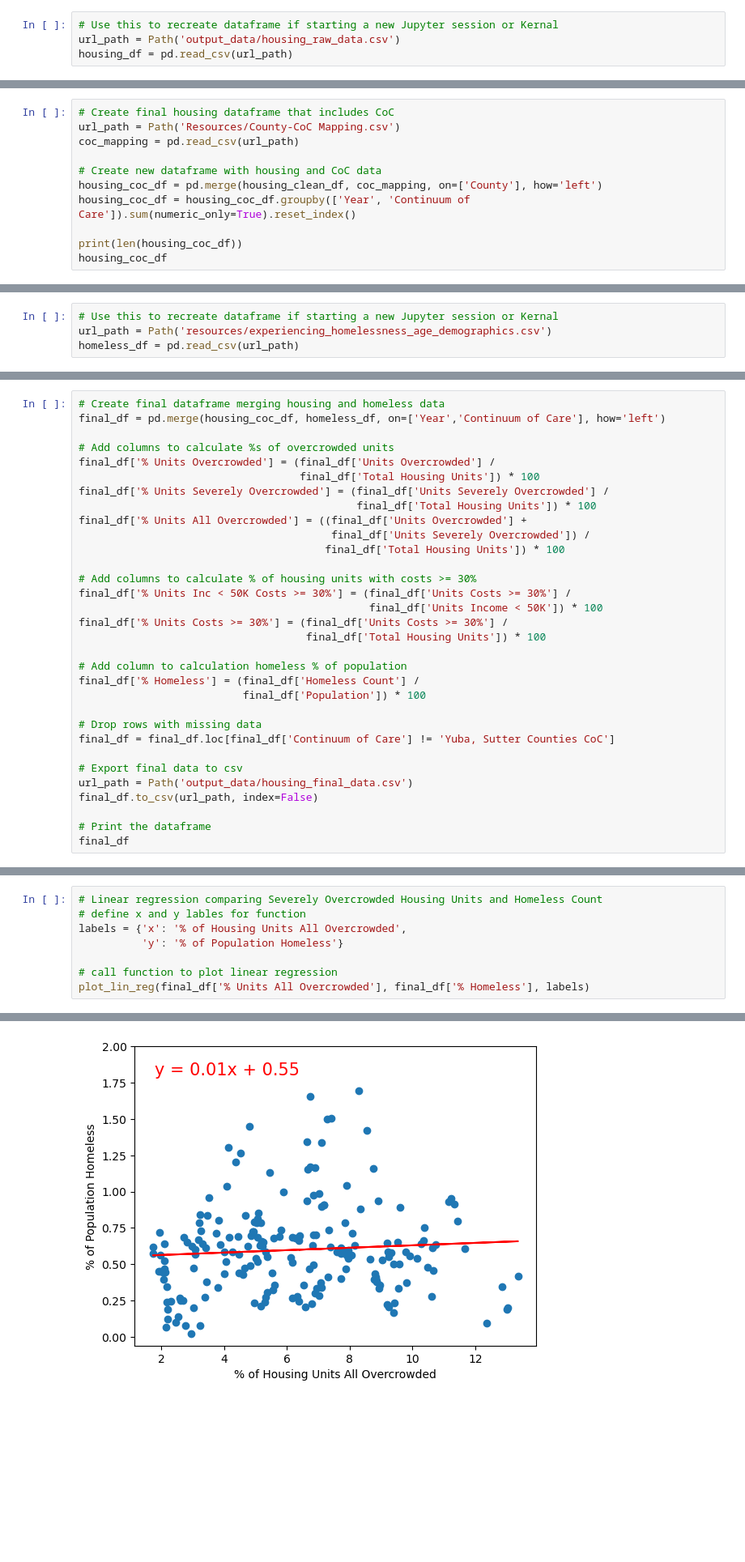
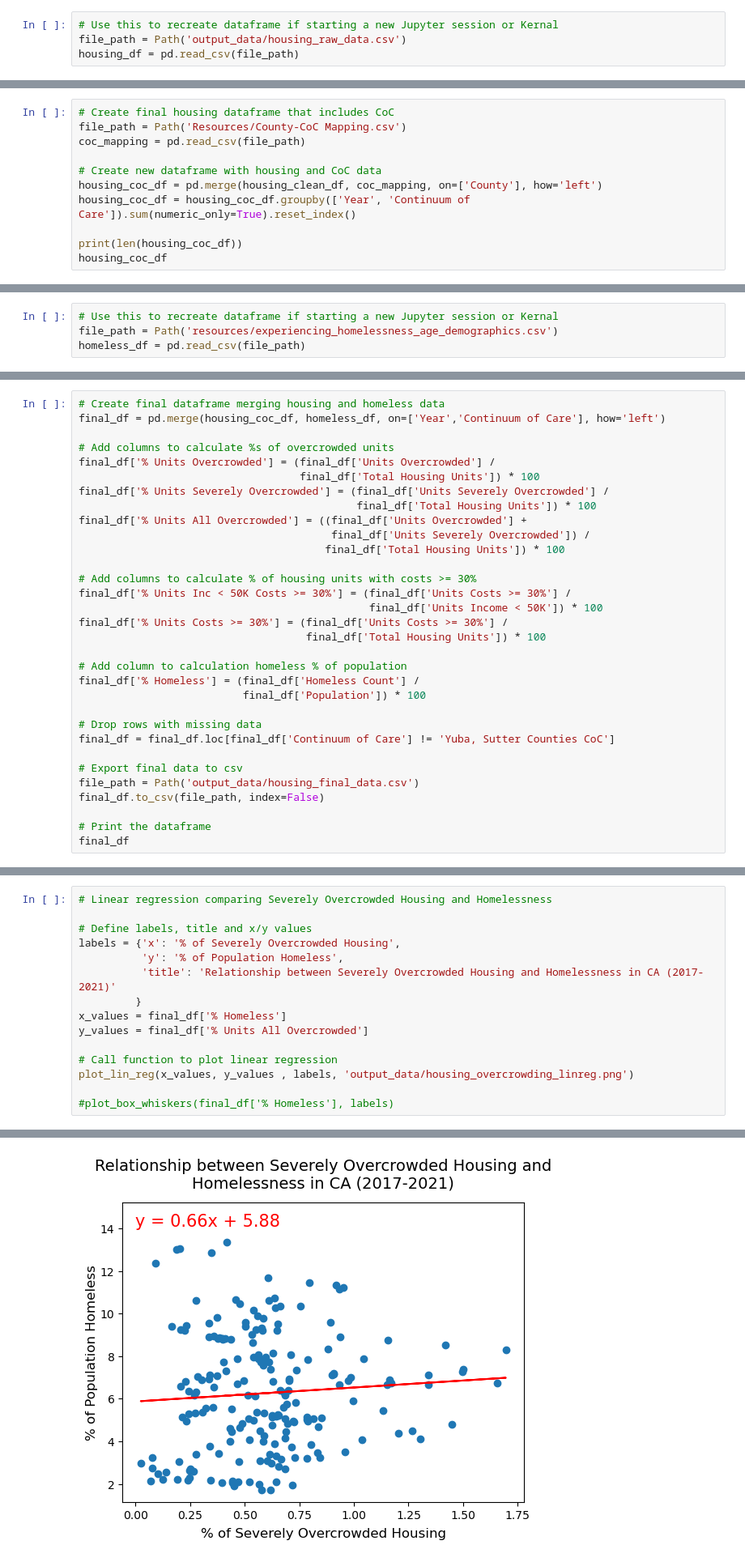
Before and after one commit to evacs/Project-1, a Jupyter notebook: housing_jeff.ipynb, the cells around one changed output, grey strips where cells are left out. Shown at 81% size. Cells and saved outputs as stored; diff of their text form; blank space fills up the shorter version.

```diff
--- a/housing_jeff.ipynb
+++ b/housing_jeff.ipynb
@@ -79,8 +83,8 @@ housing_df.to_csv(url_path, index=False)
 housing_df
 # %%
 # Use this to recreate dataframe if starting a new Jupyter session or Kernal
-url_path = Path('output_data/housing_raw_data.csv')
-housing_df = pd.read_csv(url_path)
+file_path = Path('output_data/housing_raw_data.csv')
+housing_df = pd.read_csv(file_path)
 # %%
 # Clean up data and add calculated columns
 
@@ -135,8 +139,8 @@ housing_clean_df.head()
 | 4 | Yuba County | 74644.0 | 25880.0 | 2017 | 1209.0 | 534.0 | ... |
 # %%
 # Create final housing dataframe that includes CoC
-url_path = Path('Resources/County-CoC Mapping.csv')
-coc_mapping = pd.read_csv(url_path)
+file_path = Path('Resources/County-CoC Mapping.csv')
+coc_mapping = pd.read_csv(file_path)
 
 # Create new dataframe with housing and CoC data
 housing_coc_df = pd.merge(housing_clean_df, coc_mapping, on=['County'], how='left')
@@ -161,8 +165,8 @@ housing_coc_df
 205 rows × 8 columns
 # %%
 # Use this to recreate dataframe if starting a new Jupyter session or Kernal
-url_path = Path('resources/experiencing_homelessness_age_demographics.csv')
-homeless_df = pd.read_csv(url_path)
+file_path = Path('resources/experiencing_homelessness_age_demographics.csv')
+homeless_df = pd.read_csv(file_path)
 # %%
 # Clean up homeless data and prep to merge with housing data
 
@@ -223,8 +227,8 @@ final_df['% Homeless'] = (final_df['Homeless Count'] /
 final_df = final_df.loc[final_df['Continuum of Care'] != 'Yuba, Sutter Counties CoC']
 
 # Export final data to csv
-url_path = Path('output_data/housing_final_data.csv')
-final_df.to_csv(url_path, index=False)
+file_path = Path('output_data/housing_final_data.csv')
+final_df.to_csv(file_path, index=False)
 
 # Print the dataframe
 final_df
@@ -355,9 +394,16 @@ The p value is: 0.07254591677151953
 # %%
-# Linear regression comparing Severely Overcrowded Housing Units and Homeless Count
-# define x and y lables for function
-labels = {'x': '% of Housing Units All Overcrowded',
-          'y': '% of Population Homeless'}
+# Linear regression comparing Severely Overcrowded Housing and Homelessness
 
-# call function to plot linear regression
-plot_lin_reg(final_df['% Units All Overcrowded'], final_df['% Homeless'], labels)
+# Define labels, title and x/y values
+labels = {'x': '% of Severely Overcrowded Housing',
+          'y': '% of Population Homeless',
+          'title': 'Relationship between Severely Overcrowded Housing and Homelessness in CA (2017-2021)'
+         }
+x_values = final_df['% Homeless']
+y_values = final_df['% Units All Overcrowded']
+
+# Call function to plot linear regression
+plot_lin_reg(x_values, y_values , labels, 'output_data/housing_overcrowding_linreg.png')
+
+#plot_box_whiskers(final_df['% Homeless'], labels)
 # %% [output]
@@ -365,2 +412,2 @@ The r-squared is: 0.00546009211231304
 The p value is: 0.2984007388261634
-[figure, old version]
+[figure, new version]
```
Also changed, not shown: parts of 16 cells of this notebook, 1 other file.
